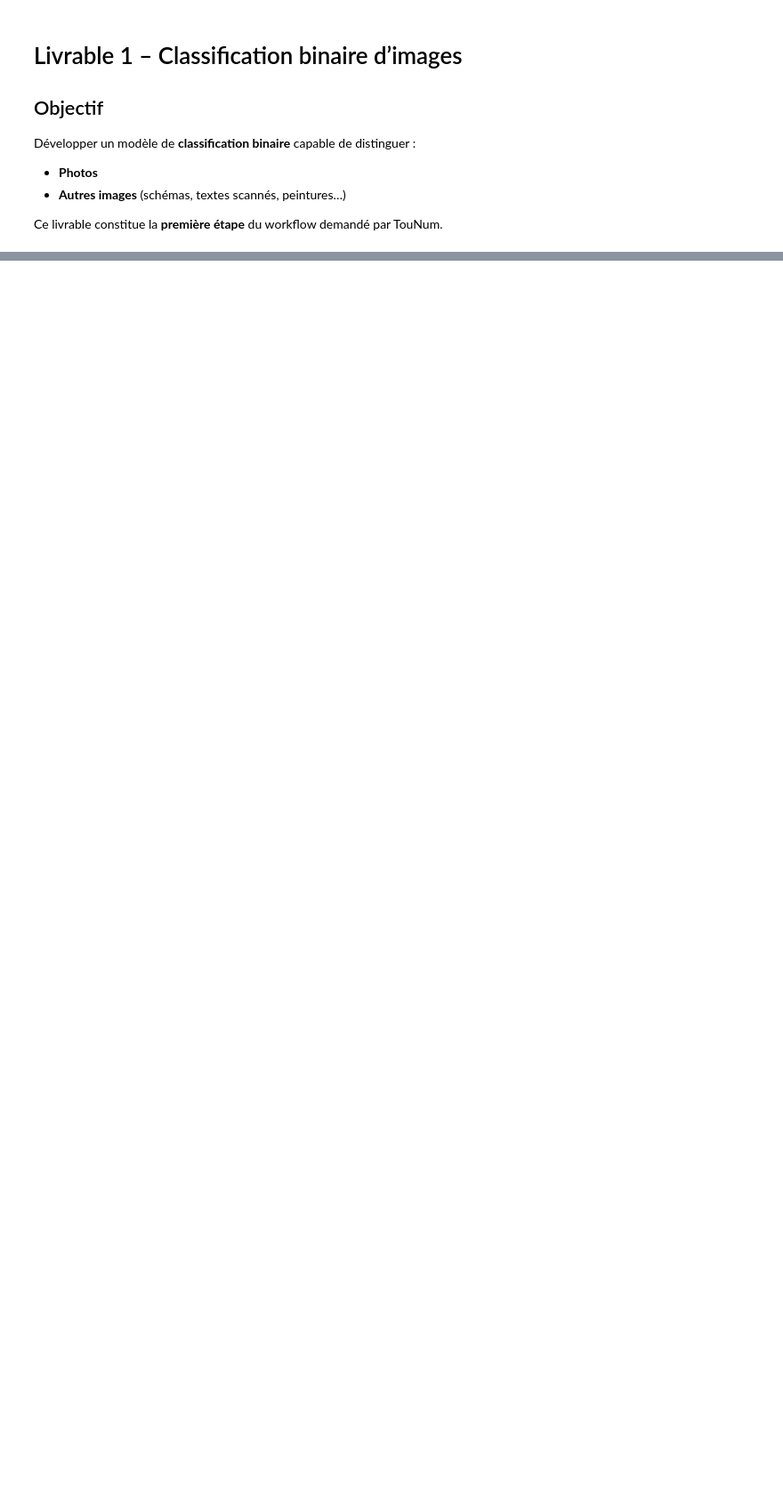
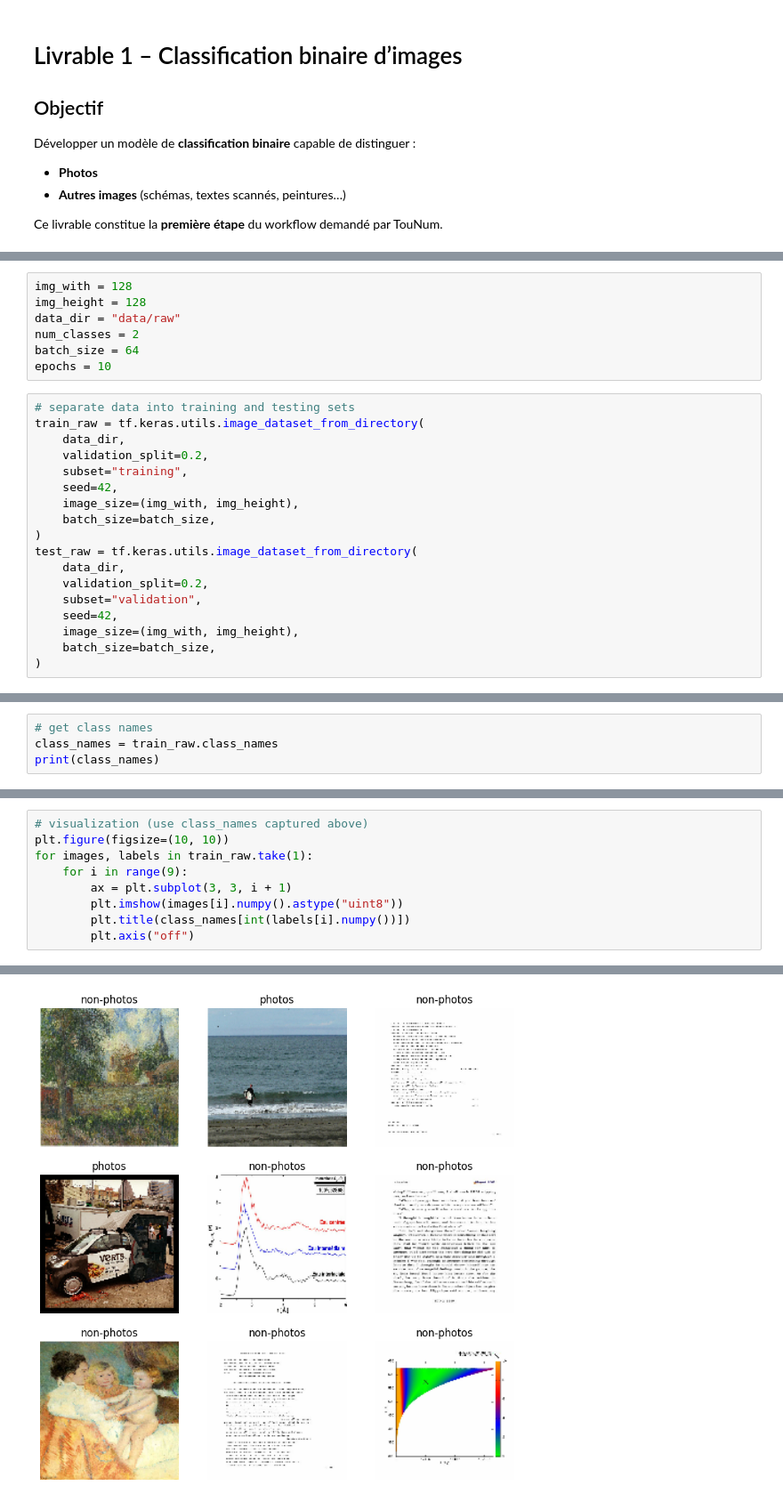
Before and after one commit to gachitazied/Image-Captioning, a Jupyter notebook: liv1-LH-Classification.ipynb, the cells around one changed output, grey strips where cells are left out. Shown at 89% size. Cells and saved outputs as stored; diff of their text form; blank space fills up the shorter version.

```diff
--- a/liv1-LH-Classification.ipynb
+++ b/liv1-LH-Classification.ipynb
@@ -233,0 +21,25 @@ model.save(f'model_v{model_version}.h5')
+# %%
+img_with = 128
+img_height = 128
+data_dir = "data/raw"
+num_classes = 2
+batch_size = 64
+epochs = 10
+# %%
+# separate data into training and testing sets
+train_raw = tf.keras.utils.image_dataset_from_directory(
+    data_dir,
+    validation_split=0.2,
+    subset="training",
+    seed=42,
+    image_size=(img_with, img_height),
+    batch_size=batch_size,
+)
+test_raw = tf.keras.utils.image_dataset_from_directory(
+    data_dir,
+    validation_split=0.2,
+    subset="validation",
+    seed=42,
+    image_size=(img_with, img_height),
+    batch_size=batch_size,
+)
@@ -233,0 +51,4 @@ model.save(f'model_v{model_version}.h5')
+# %%
+# get class names
+class_names = train_raw.class_names
+print(class_names)
@@ -233,0 +62,10 @@ model.save(f'model_v{model_version}.h5')
+# %%
+# visualization (use class_names captured above)
+plt.figure(figsize=(10, 10))
+for images, labels in train_raw.take(1):
+    for i in range(9):
+        ax = plt.subplot(3, 3, i + 1)
+        plt.imshow(images[i].numpy().astype("uint8"))
+        plt.title(class_names[int(labels[i].numpy())])
+        plt.axis("off")
+# %% [output]
@@ -233,0 +73 @@ model.save(f'model_v{model_version}.h5')
+[figure, added]
```
Also changed, not shown: parts of 37 cells of this notebook, 2 other files.
